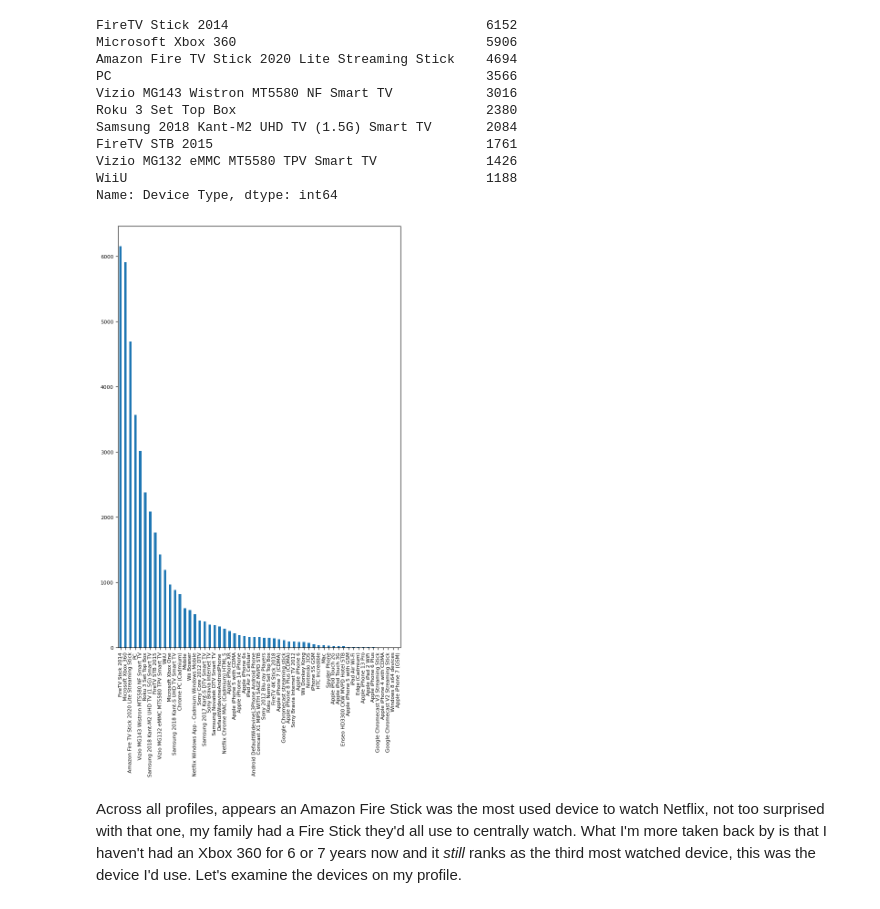
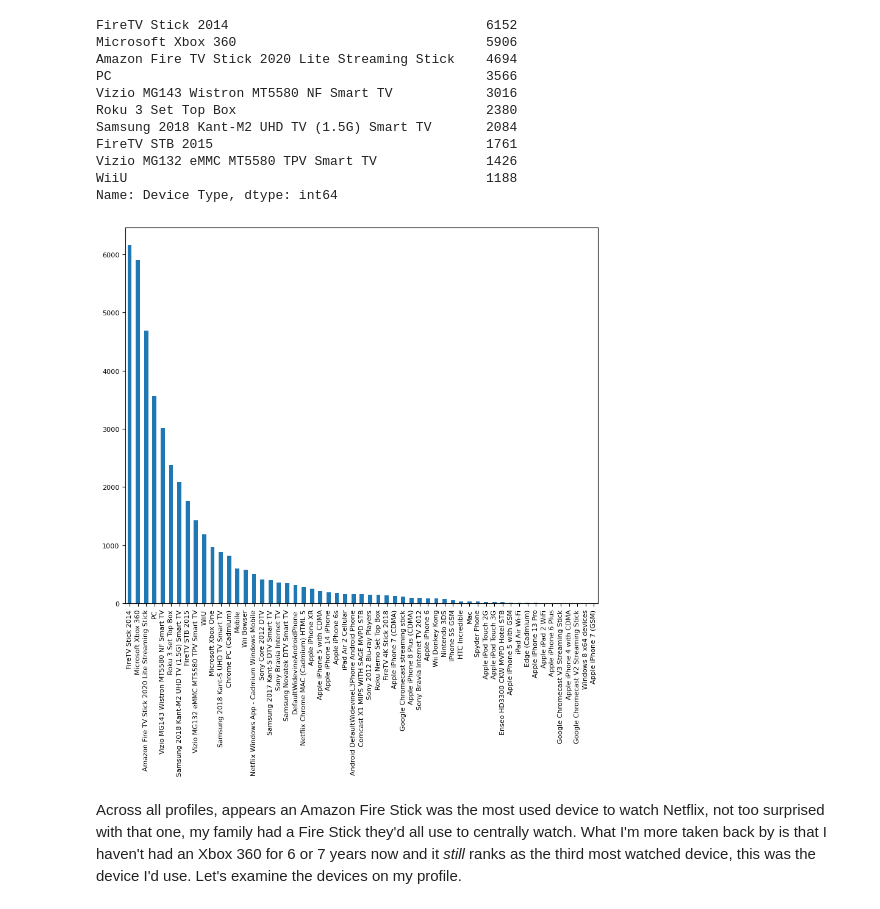
Before and after one commit to jon-vargas/python-projects, a Jupyter notebook: netflix_analysis.ipynb, the cells around one changed output. Drawn from its saved outputs; the diff is of its cells as text; code cells hidden in the pictures.

```diff
--- a/netflix_analysis.ipynb
+++ b/netflix_analysis.ipynb
@@ -411,11 +452,11 @@ Vizio MG132 eMMC MT5580 TPV Smart TV              1426
 WiiU                                              1188
 Name: Device Type, dtype: int64
 # %%
-df['Device Type'].value_counts().plot(kind='bar',fontsize=8,figsize=(8,12))
+df['Device Type'].value_counts().plot(kind='bar',fontsize=8,figsize=(10,8))
 
 plt.show()
 # %% [output]
-[figure, old version]
+[figure, new version]
 # %% [markdown]
 <p> Across all profiles, appears an Amazon Fire Stick was the most used device to watch Netflix, not too surprised with that one, my family had a Fire Stick they'd all use to centrally watch. What I'm more taken back by is that I haven't had an Xbox 360 for 6 or 7 years now and it <em>still</em> ranks as the third most watched device, this was the device I'd use. Let's examine the devices on my profile. </p>
 # %%
```
Also changed, not shown: parts of 9 cells of this notebook.
